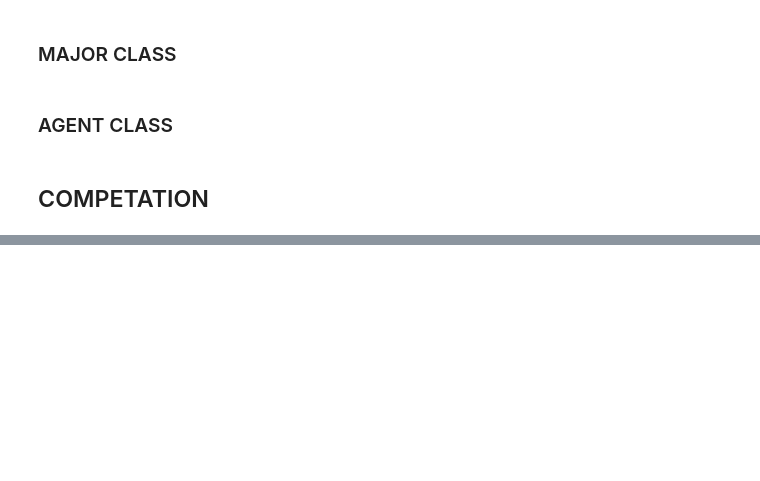
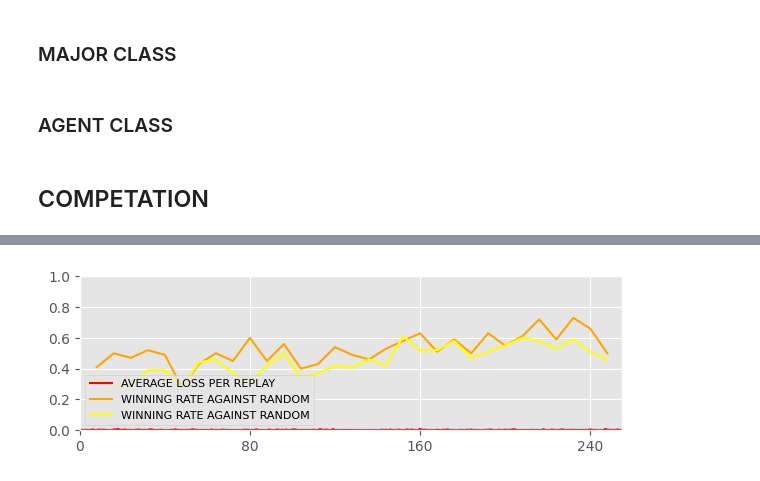
Before and after one commit to haoxiang-xu/connect-X, a Jupyter notebook: DEMOs/connectX_agents.ipynb, the cells around one changed output, grey strips where cells are left out. Cells and saved outputs as stored; diff of their text form; code cells hidden in the pictures; blank space fills up the shorter version.

```diff
--- a/DEMOs/connectX_agents.ipynb
+++ b/DEMOs/connectX_agents.ipynb
@@ -1673,3 +1747,7 @@ for i in range(6):
+# %%
+A_REINFORCEMENT.multiple_replay(batch_size=128, total_epochs = 256, echo_option = 'EACH_EPOCH | 2', auto_save = False, performance_evaluation_circle = 8)
+# %% [output]
+[figure, added]
 # %%
 A_REINFORCEMENT.inspect_memory(2, only_terminated=True)
 # %% [output]
```
Also changed, not shown: parts of 14 cells of this notebook, 6 other files.
